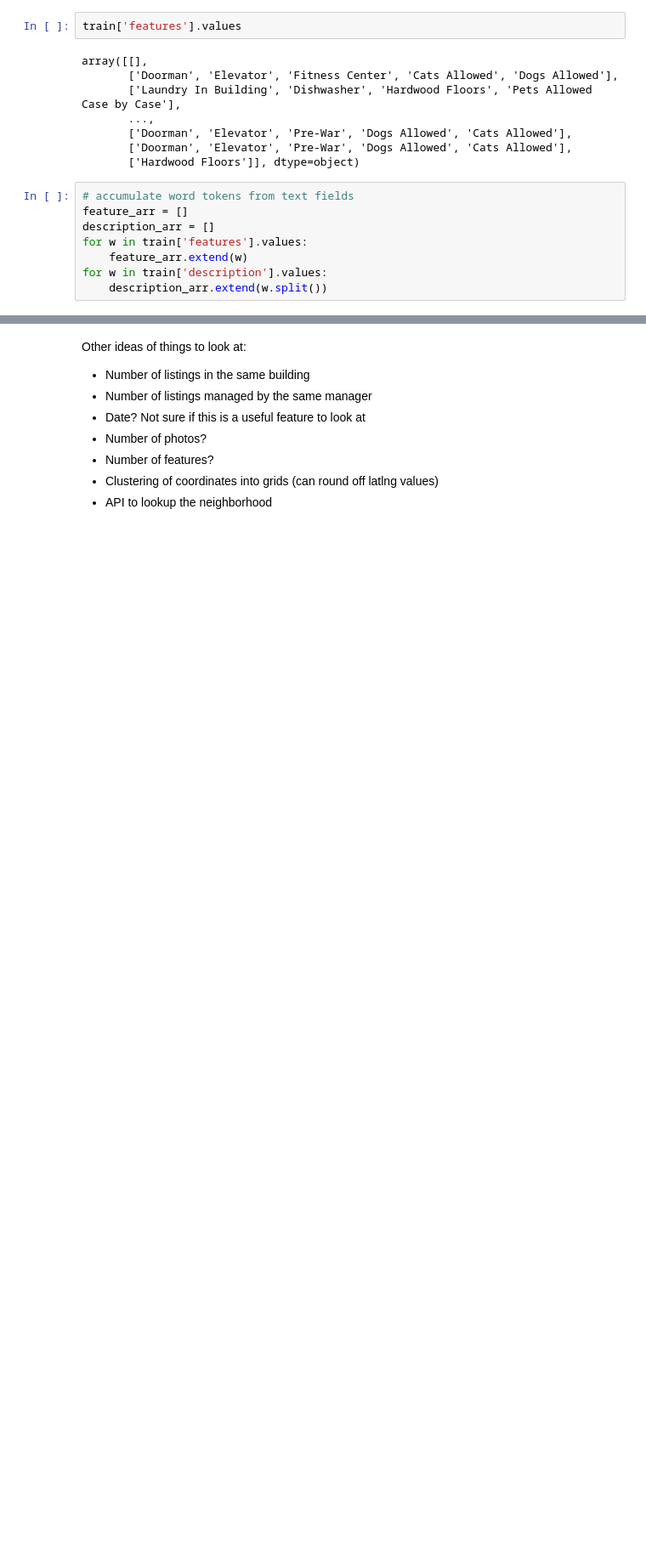
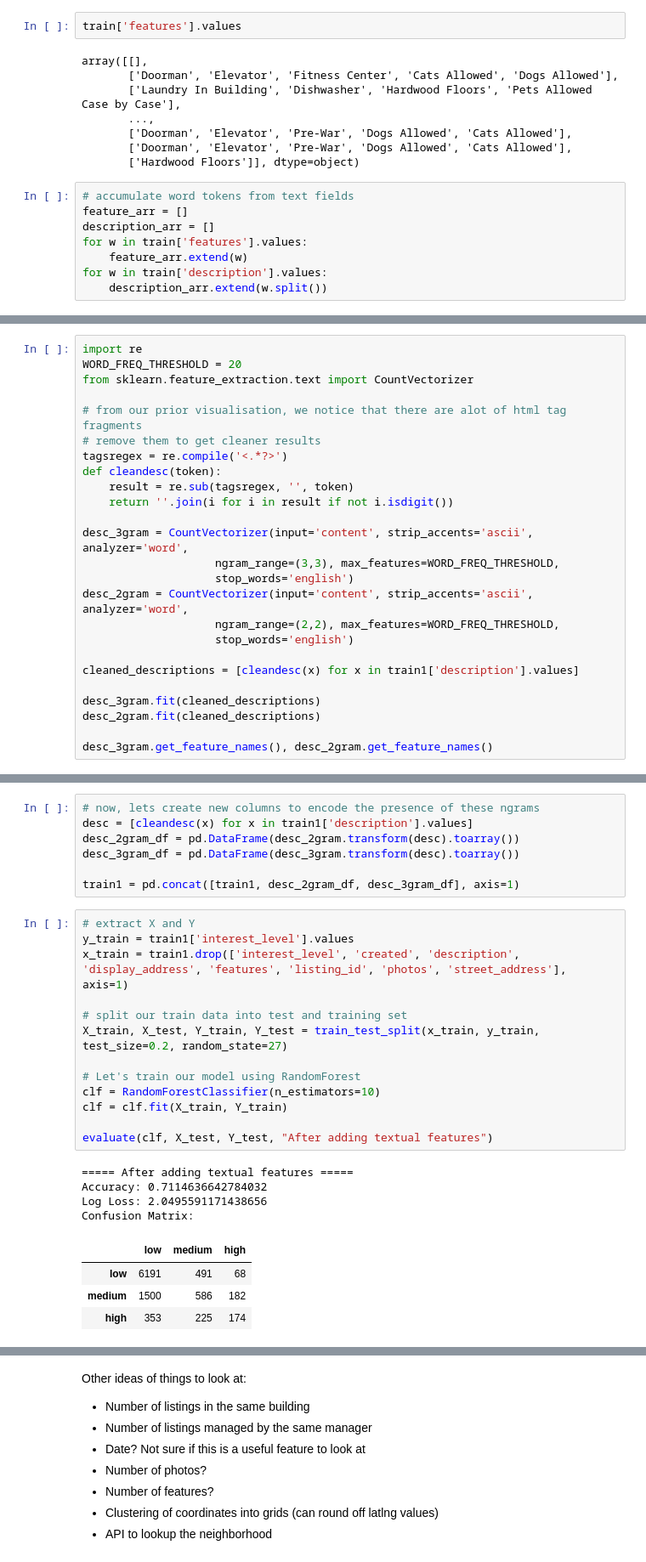
Before and after one commit to ningjung/renthop-kaggle-team-project, a Jupyter notebook: Project 2 Final Report.ipynb, the cells around one changed output, grey strips where cells are left out. Shown at 85% size. Drawn from its saved outputs; the diff is of its cells as text; blank space fills up the shorter version.

```diff
--- a/Project 2 Final Report.ipynb
+++ b/Project 2 Final Report.ipynb
@@ -312,0 +377,25 @@ plt.show()
+# %%
+import re
+WORD_FREQ_THRESHOLD = 20
+from sklearn.feature_extraction.text import CountVectorizer
+
+# from our prior visualisation, we notice that there are alot of html tag fragments
+# remove them to get cleaner results
+tagsregex = re.compile('<.*?>')
+def cleandesc(token):
+    result = re.sub(tagsregex, '', token)
+    return ''.join(i for i in result if not i.isdigit())
+
+desc_3gram = CountVectorizer(input='content', strip_accents='ascii', analyzer='word',
+                    ngram_range=(3,3), max_features=WORD_FREQ_THRESHOLD,
+                    stop_words='english')
+desc_2gram = CountVectorizer(input='content', strip_accents='ascii', analyzer='word',
+                    ngram_range=(2,2), max_features=WORD_FREQ_THRESHOLD,
+                    stop_words='english')
+
+cleaned_descriptions = [cleandesc(x) for x in train1['description'].values]
+
+desc_3gram.fit(cleaned_descriptions)
+desc_2gram.fit(cleaned_descriptions)
+
+desc_3gram.get_feature_names(), desc_2gram.get_feature_names()
@@ -312,0 +420,29 @@ plt.show()
+# %%
+# now, lets create new columns to encode the presence of these ngrams
+desc = [cleandesc(x) for x in train1['description'].values]
+desc_2gram_df = pd.DataFrame(desc_2gram.transform(desc).toarray())
+desc_3gram_df = pd.DataFrame(desc_3gram.transform(desc).toarray())
+
+train1 = pd.concat([train1, desc_2gram_df, desc_3gram_df], axis=1)
+# %%
+# extract X and Y
+y_train = train1['interest_level'].values
+x_train = train1.drop(['interest_level', 'created', 'description', 'display_address', 'features', 'listing_id', 'photos', 'street_address'], axis=1)
+
+# split our train data into test and training set
+X_train, X_test, Y_train, Y_test = train_test_split(x_train, y_train, test_size=0.2, random_state=27)
+
+# Let's train our model using RandomForest
+clf = RandomForestClassifier(n_estimators=10)
+clf = clf.fit(X_train, Y_train)
+
+evaluate(clf, X_test, Y_test, "After adding textual features")
+# %% [output]
+===== After adding textual features =====
+Accuracy: 0.7114636642784032
+Log Loss: 2.0495591171438656
+Confusion Matrix:
+|  | low | medium | high |
+| low | 6191 | 491 | 68 |
+| medium | 1500 | 586 | 182 |
+| high | 353 | 225 | 174 |
```
Also changed, not shown: parts of 14 cells of this notebook.
